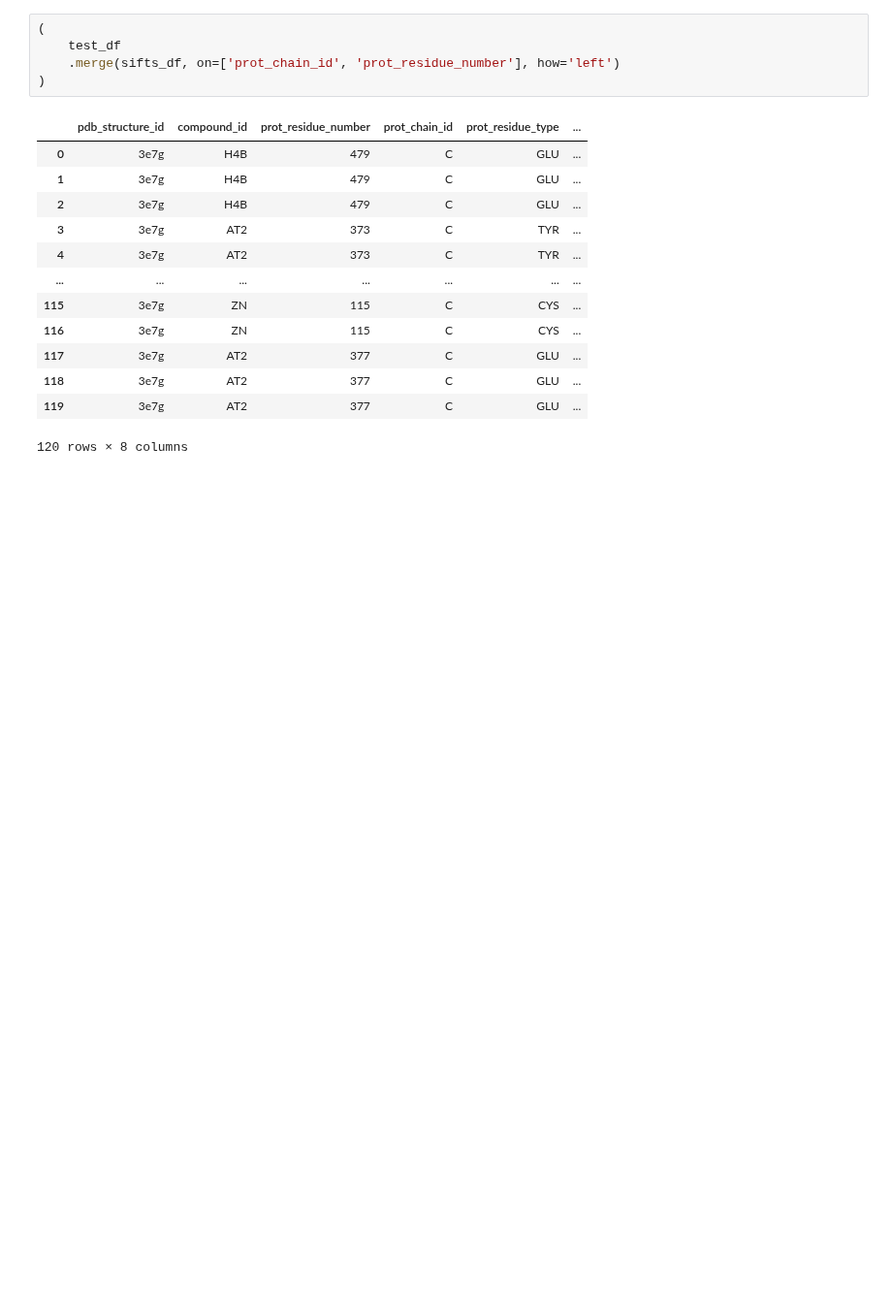
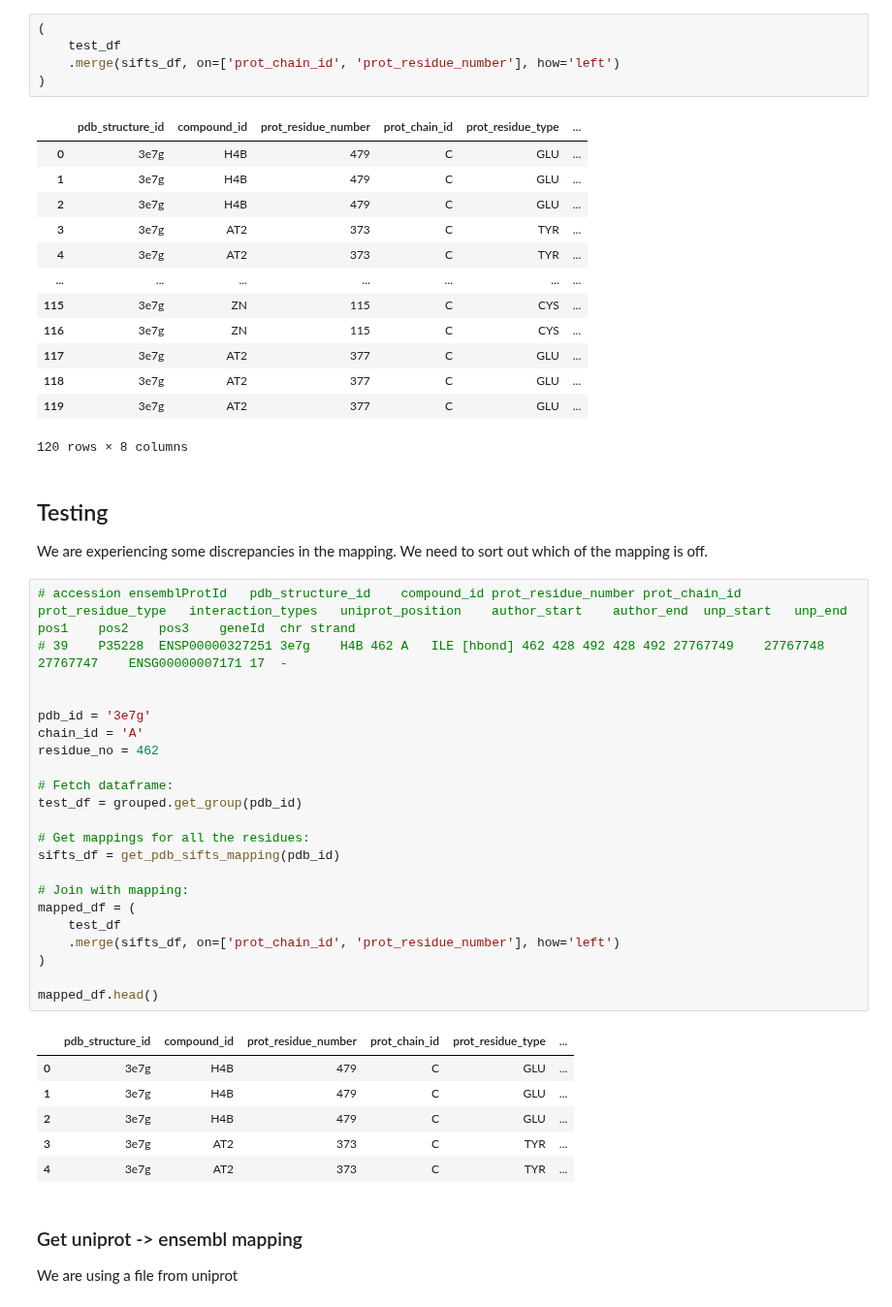
Before and after one commit to DSuveges/random_notebooks, a Jupyter notebook: issue-1973-explore_plip/process plip output.ipynb, the cells around one changed output. Shown at 97% size. Drawn from its saved outputs; the diff is of its cells as text; blank space fills up the shorter version.

```diff
--- a/issue-1973-explore_plip/process plip output.ipynb
+++ b/issue-1973-explore_plip/process plip output.ipynb
@@ -120,3 +143,40 @@ sifts_df.head()
 | 118 | 3e7g | AT2 | 377 | C | GLU | ... |
 | 119 | 3e7g | AT2 | 377 | C | GLU | ... |
 120 rows × 8 columns
+# %% [markdown]
+## Testing
+
+We are experiencing some discrepancies in the mapping. We need to sort out which of the mapping is off.
+# %%
+# accession	ensemblProtId	pdb_structure_id	compound_id	prot_residue_number	prot_chain_id	prot_residue_type	interaction_types	uniprot_position	author_start	author_end	unp_start	unp_end	pos1	pos2	pos3	geneId	chr	strand
+# 39	P35228	ENSP00000327251	3e7g	H4B	462	A	ILE	[hbond]	462	428	492	428	492	27767749	27767748	27767747	ENSG00000007171	17	-
+
+
+pdb_id = '3e7g'
+chain_id = 'A'
+residue_no = 462
+
+# Fetch dataframe:
+test_df = grouped.get_group(pdb_id)
+
+# Get mappings for all the residues:
+sifts_df = get_pdb_sifts_mapping(pdb_id)
+
+# Join with mapping:
+mapped_df = (
+    test_df
+    .merge(sifts_df, on=['prot_chain_id', 'prot_residue_number'], how='left')
+)
+
+mapped_df.head()
+# %% [output]
+|  | pdb_structure_id | compound_id | prot_residue_number | prot_chain_id | prot_residue_type | ... |
+| 0 | 3e7g | H4B | 479 | C | GLU | ... |
+| 1 | 3e7g | H4B | 479 | C | GLU | ... |
+| 2 | 3e7g | H4B | 479 | C | GLU | ... |
+| 3 | 3e7g | AT2 | 373 | C | TYR | ... |
+| 4 | 3e7g | AT2 | 373 | C | TYR | ... |
+# %% [markdown]
+### Get uniprot -> ensembl mapping
+
+We are using a file from uniprot
```
Also changed, not shown: parts of 31 cells of this notebook, 6 other files.
